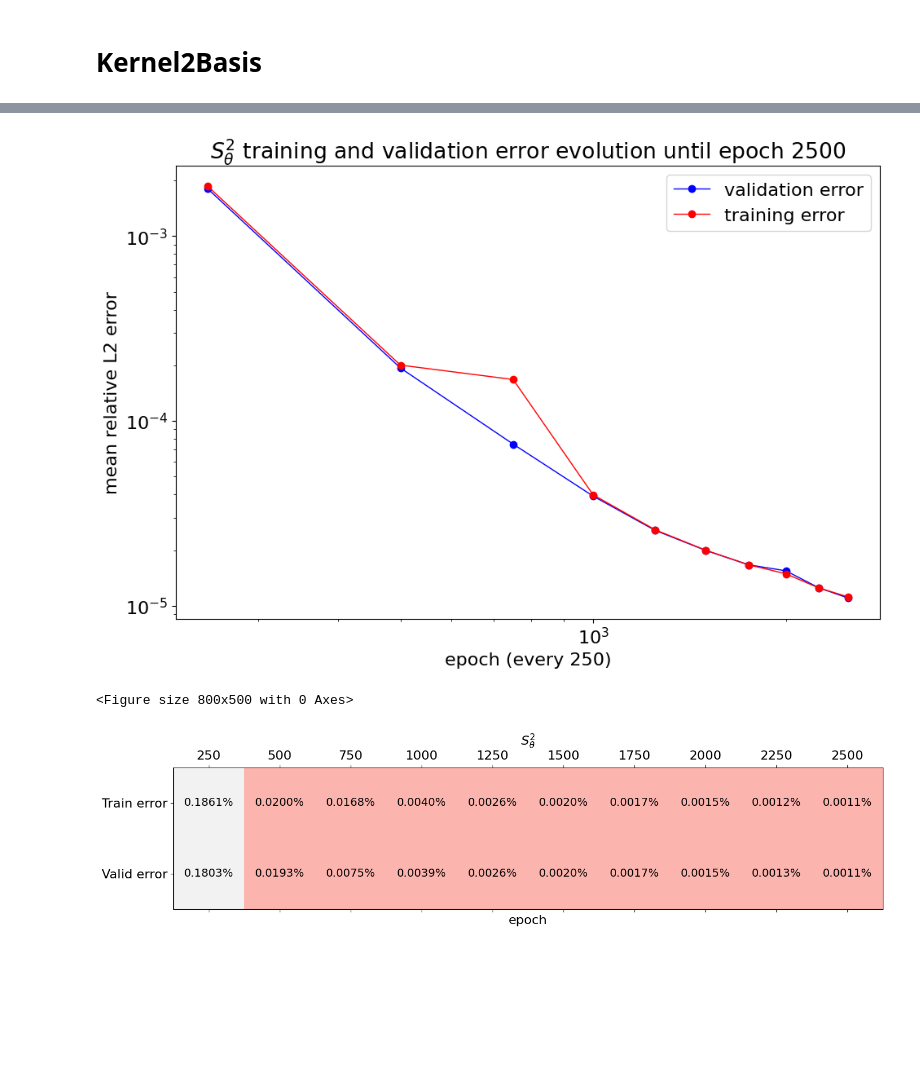
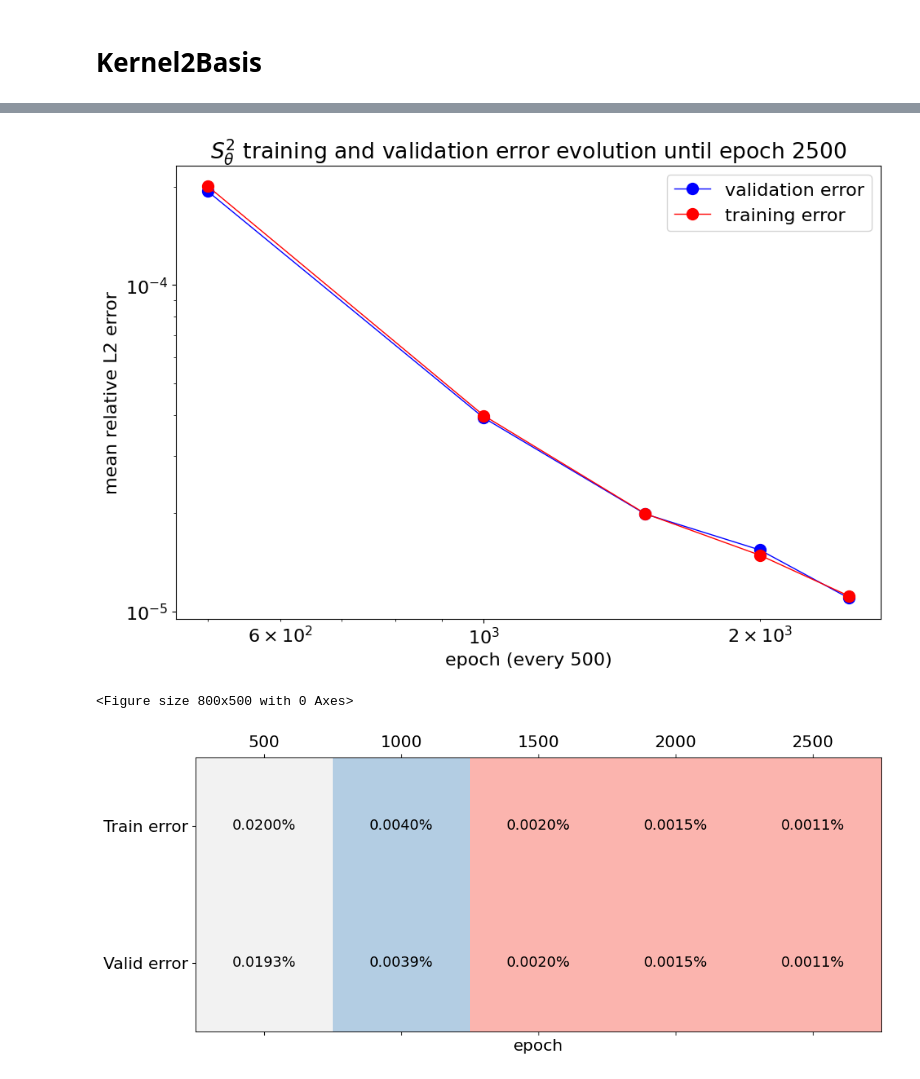
Before and after one commit to sebastian-sanchez-s/OperatorLearning, a Jupyter notebook: Poisson/1D/InspectKernel.ipynb, the cells around one changed output, grey strips where cells are left out. Saved outputs shown, nothing was run; the diff lists cells and outputs as text; code cells hidden in the pictures; blank space fills up the shorter version.

Commit message:
Easy title and name changes for figures

```diff
--- a/Poisson/1D/InspectKernel.ipynb
+++ b/Poisson/1D/InspectKernel.ipynb
@@ -110,25 +113,26 @@ for i, idx in enumerate(range(0, size, step)):
     x_pred = model(x_ds[idx].unsqueeze(dim=0), int_p).squeeze()
 
     plt.figure(figsize=(5, 3.5))
-    plt.plot(int_p, y_ds[idx], label='x')
-    plt.plot(int_p, x_pred, label='x_pred')
+    plt.plot(int_p, x_pred, c='orange', label='x_pred')
+    plt.plot(int_p, y_ds[idx], 'b--', dashes=[2], label='x')
+
     plt.xlabel('t')
     plt.legend()
     if savefig:
-        plt.savefig(FIGURES_PRED / f'{params["name"]}_#{epoch}_#Fig{i}.png', bbox_inches = 'tight')
-    plt.title(r'$S^2_{\theta}$' + f' prediction at epoch #{epoch}')
+        plt.savefig(FIGURES_PRED / f'{params["name"]}_{epoch}_Fig{i}.png', bbox_inches = 'tight')
+    plt.title(r'$S^2_{\theta}$' + f' prediction at epoch {epoch}')
     if savefig:
-        plt.savefig(FIGURES_PRED / f'{params["name"]}_#{epoch}_#Fig{i}_with_title.png', bbox_inches = 'tight')
+        plt.savefig(FIGURES_PRED / f'{params["name"]}_{epoch}_Fig{i}_with_title.png', bbox_inches = 'tight')
     plt.show()
 
     plt.figure(figsize=(5, 3.5))
     plt.plot(int_p, x_ds[idx], label='y')
     plt.xlabel('t')
     if savefig:
-        plt.savefig(FIGURES_PRED / f'y_#Fig{i}.png', bbox_inches = 'tight')
+        plt.savefig(FIGURES_PRED / f'y_Fig{i}.png', bbox_inches = 'tight')
     plt.title('y')
     if savefig:
-        plt.savefig(FIGURES_PRED / f'y_#Fig{i}_with_title.png', bbox_inches = 'tight')
+        plt.savefig(FIGURES_PRED / f'y_Fig{i}_with_title.png', bbox_inches = 'tight')
     plt.show()
 
     plt.close('all')
@@ -230,14 +236,15 @@ BASIS = BASIS[idx]
 
 for i, b in enumerate(BASIS):
     plt.figure(figsize=(5, 3.5))
-    plt.plot(t, Real_basis[i], '--', label='exact')
-    plt.plot(t, b, label='estimated')
+    plt.plot(t, b, c='orange', label='estimated')
+    plt.plot(t, Real_basis[i], 'b--', dashes=[2], label='exact')
+
     plt.xlabel('t')
     plt.legend()
     if savefig:
-        plt.savefig(FIGURES_BASIS / f'{params["name"]}_#epoch{epoch}_#Fig{i}.png', bbox_inches='tight')
-    plt.title(r'$S^2_{\theta}$' + f' basis {i+1} at epoch #{epoch}')
+        plt.savefig(FIGURES_BASIS / f'{params["name"]}_epoch{epoch}_Fig{i}.png', bbox_inches='tight')
+    plt.title(r'$S^2_{\theta}$' + f' basis {i+1} at epoch {epoch}')
     if savefig:
-        plt.savefig(FIGURES_BASIS / f'{params["name"]}_#epoch{epoch}_#Fig{i}_with_title.png', bbox_inches='tight')
+        plt.savefig(FIGURES_BASIS / f'{params["name"]}_epoch{epoch}_Fig{i}_with_title.png', bbox_inches='tight')
     plt.show()
 # %% [output]
@@ -290,14 +301,15 @@ O_BASIS = O_BASIS[idx]
 
 for i, b in enumerate(O_BASIS):
     plt.figure(figsize=(5, 3.5))
-    plt.plot(t, Real_basis[i], '--', label='exact')
-    plt.plot(t, b, label='estimated')
+    plt.plot(t, b, c='orange', label='estimated')
+    plt.plot(t, Real_basis[i], 'b--', dashes=[2], label='exact')
+
     plt.xlabel('t')
     plt.legend()
     if savefig:
-        plt.savefig(FIGURES_BASIS / f'{params["name"]}_orth_#epoch{epoch}_#Fig{i}.png', bbox_inches='tight')
-    plt.title(r'$S^2_{\theta}$' + f' basis {i+1} at epoch #{epoch}')
+        plt.savefig(FIGURES_BASIS / f'{params["name"]}_orth_epoch{epoch}_Fig{i}.png', bbox_inches='tight')
+    plt.title(r'$S^2_{\theta}$' + f' basis {i+1} at epoch {epoch}')
     if savefig:
-        plt.savefig(FIGURES_BASIS / f'{params["name"]}_orth_#epoch{epoch}_#Fig{i}_with_title.png', bbox_inches='tight')
+        plt.savefig(FIGURES_BASIS / f'{params["name"]}_orth_epoch{epoch}_Fig{i}_with_title.png', bbox_inches='tight')
     plt.show()
 # %% [output]
@@ -339,7 +354,7 @@ def read_error_log(logfile, rf, max_epoch=-1):
 
     return error
 # %%
-rf = epoch // 10
+rf = epoch // 5
 
 valid_error = read_error_log(PATH / params['name'] / 'valid.error', rf, epoch)
 train_error = read_error_log(PATH / params['name']  / 'train.error', rf, epoch)
@@ -348,34 +363,34 @@ timeline = [k for k in range(rf, epoch+rf, rf)]
 
 plt.figure(figsize=(10, 7))
 
-plt.loglog(timeline, valid_error, 'ob-', label='validation error', linewidth=1)
-plt.loglog(timeline, train_error, 'or-', label='training error', linewidth=1)
+plt.loglog(timeline, valid_error, 'ob-', label='validation error', markersize=10, linewidth=1)
+plt.loglog(timeline, train_error, 'or-', label='training error', markersize=10, linewidth=1)
 plt.xlabel(f'epoch (every {rf})')
 plt.ylabel('mean relative L2 error')
 plt.title(r'$S^2_{\theta}$' + f' training and validation error evolution until epoch {epoch}')
 plt.tight_layout()
 plt.legend()
 if savefig:
-    plt.savefig(FIGURES_ERROR / f'{params["name"]}_#epoch{epoch}_with_title.png')
+    plt.savefig(FIGURES_ERROR / f'{params["name"]}_epoch{epoch}_with_title{SLIDE_FLAG}.png')
 # %% [output]
-[figure, old version]
+[figure, new version]
 # %%
 data = np.array(list(zip(train_error, valid_error))).T
 
 plt.figure(figsize=(8, 5))
 plt.tight_layout()
 plt.matshow(100 * data, cmap='Pastel1')
 plt.xlabel('epoch')
 plt.xticks(np.array(range(len(timeline))), timeline)
 plt.yticks(list(range(2)), ['Train error', 'Valid error'])
-plt.title(r'$S^2_{\theta}$', fontsize=16)
+# plt.title(r'$S^2_{\theta}$')
 
 for (i, j), z in np.ndenumerate(data):
     plt.text(j, i, '{:0.4f}%'.format(100 * z), ha='center', va='center', fontsize=14)
 
 if savefig:
-    plt.savefig(FIGURES_ERROR / f'{params["name"]}_#epoch{epoch}_table.png', bbox_inches='tight')
+    plt.savefig(FIGURES_ERROR / f'{params["name"]}_epoch{epoch}_table_notitle{SLIDE_FLAG}.png', bbox_inches='tight')
 plt.show()
 # %% [output]
 <Figure size 800x500 with 0 Axes>
-[figure, old version]
+[figure, new version]
```
Also changed, not shown: parts of 7 cells of this notebook, 2 other files.
